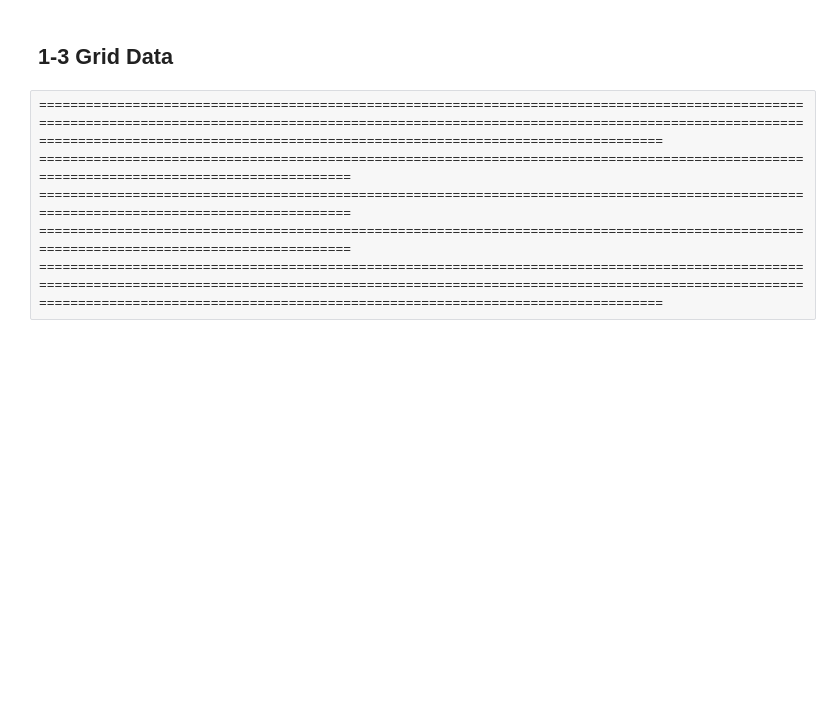
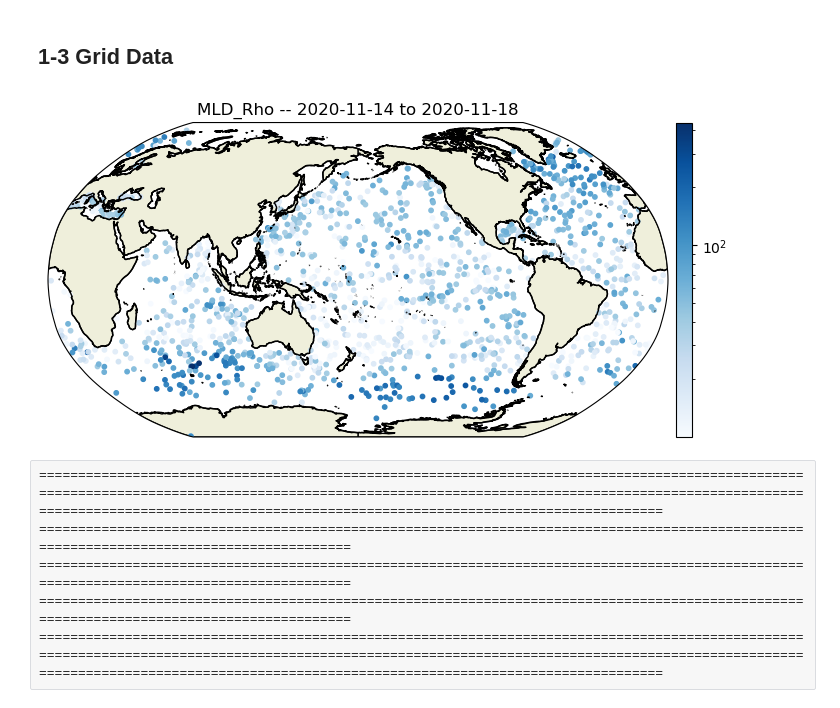
Before and after one commit to JerryLIU-Junzhe/rces-final-project, a Jupyter notebook: rces_final_project.ipynb, the cells around one changed output. Drawn from its saved outputs; the diff is of its cells as text; code cells hidden in the pictures; blank space fills up the shorter version.

```diff
--- a/rces_final_project.ipynb
+++ b/rces_final_project.ipynb
@@ -116,11 +116,3 @@ def MLD_of_dRho(Depthk, Rhok, z_ref, rho_0):
         MLD_dRho = MLD_dRho_all[0]
 
     return MLD_dRho
-# %%
-
-dRho_threshold = -0.0005
-Zk = -Depthk
-dRho =  (Rhok[:-1]-Rhok[1:])/(Zk[:-1]-Zk[1:])
-Depth_dRho = Depthk[:-1]
-MLD_dRho_all = Depth_dRho[dRho<dRho_threshold]
-ind = np.where(MLD_dRho_all>z_ref)
@@ -388,6 +373,22 @@ points = np.transpose(np.concatenate((np.array([Lon_prof,]),np.array([Lat_prof,]
 for name in col_names[3:]:
     exec('values ='+ name)
     exec(name+"_grid = interpolate.griddata(points, values, (Lon_grid, Lat_grid), method='cubic')")
+# %%
+fig = plt.figure(figsize=(8,12))
+ax = plt.axes(projection=ccrs.Robinson(central_longitude=180))
+ax.coastlines(resolution='50m')
+# ax.add_feature(cartopy.feature.OCEAN)
+ax.add_feature(cartopy.feature.LAND, edgecolor='black')
+ax.set_title('MLD_Rho -- '+date_start+' to '+date_end)
+
+sc = ax.scatter(Lon_prof, Lat_prof, c=MLD_Rho, s=10, transform=ccrs.PlateCarree(),norm=matplotlib.colors.LogNorm(),cmap='Blues')
+# plt.colorbar(sc,ax=ax)
+
+cax = fig.add_axes([ax.get_position().x1+0.01,ax.get_position().y0,0.02,ax.get_position().height])
+cbar = plt.colorbar(sc, cax=cax) # Similar to fig.colorbar(im, cax = cax)
+# cbar.set_clim(10, 500)
+# %% [output]
+[figure, added]
 # %% [raw]
 ====================================================================================================================================================================================================================================================================================
 ==========================================================================================================================================
```
Also changed, not shown: parts of 4 cells of this notebook, 1 other file.
